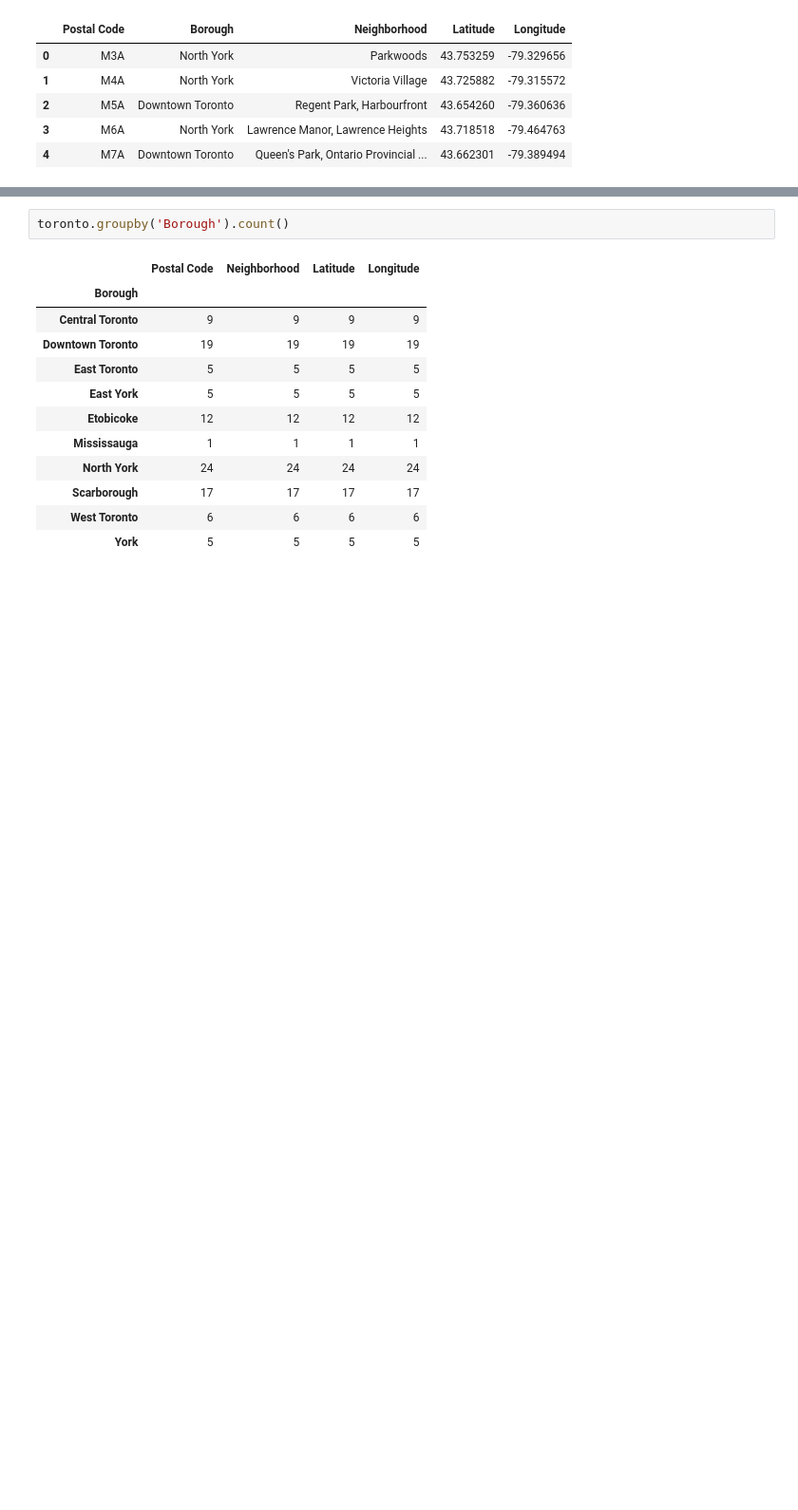
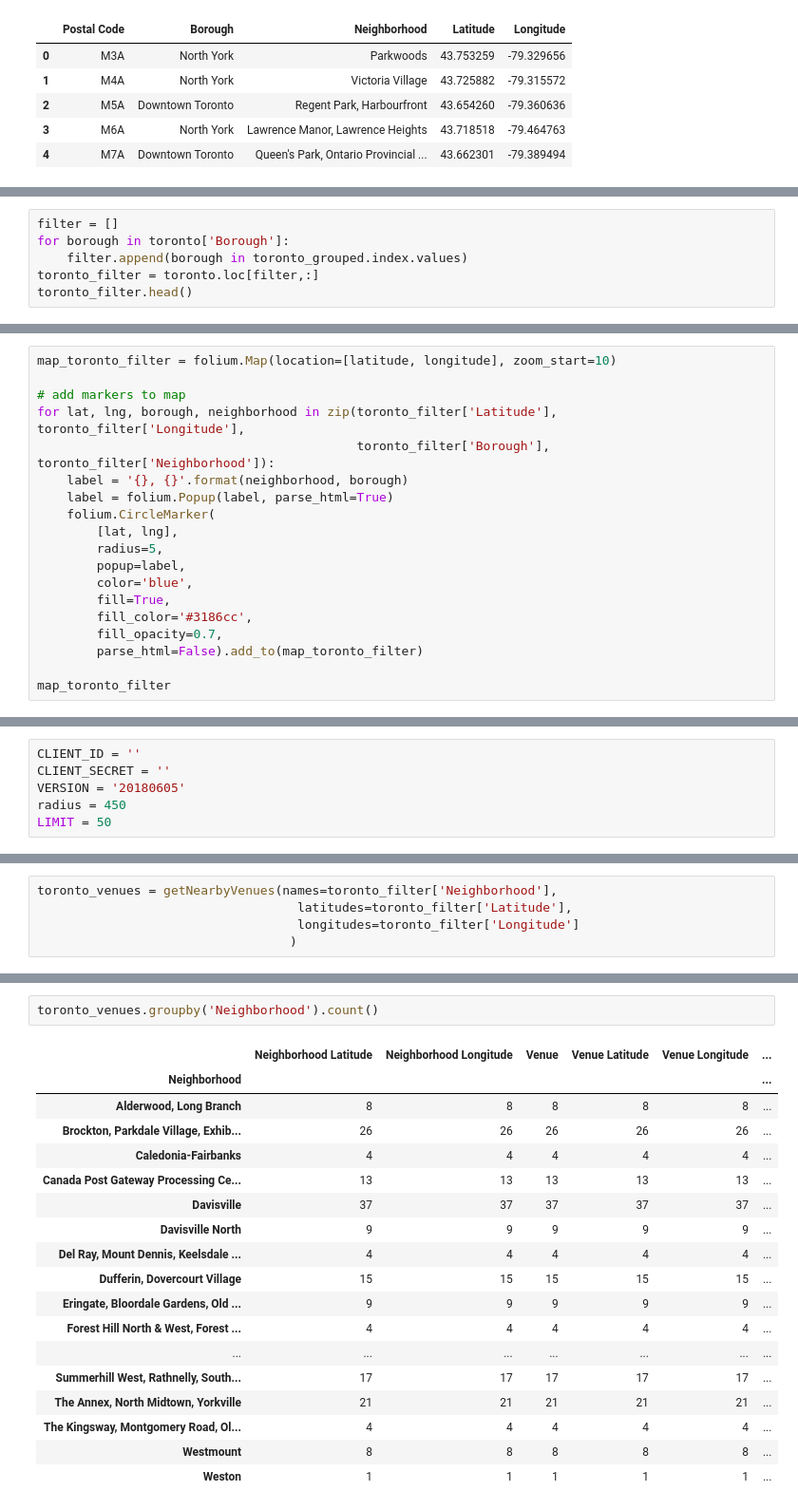
Before and after one commit to mig-calval/Coursera_Capstone, a Jupyter notebook: Capstone_Project.ipynb, the cells around one changed output, grey strips where cells are left out. Shown at 95% size. Cells and saved outputs as stored; diff of their text form; blank space fills up the shorter version.

```diff
--- a/Capstone_Project.ipynb
+++ b/Capstone_Project.ipynb
@@ -170,0 +223,6 @@ I proceed to make clusters and create maps to understand the behavior of the wra
+# %%
+filter = []
+for borough in toronto['Borough']:
+    filter.append(borough in toronto_grouped.index.values)
+toronto_filter = toronto.loc[filter,:]
+toronto_filter.head()
@@ -170,0 +238,19 @@ I proceed to make clusters and create maps to understand the behavior of the wra
+# %%
+map_toronto_filter = folium.Map(location=[latitude, longitude], zoom_start=10)
+
+# add markers to map
+for lat, lng, borough, neighborhood in zip(toronto_filter['Latitude'], toronto_filter['Longitude'],
+                                           toronto_filter['Borough'], toronto_filter['Neighborhood']):
+    label = '{}, {}'.format(neighborhood, borough)
+    label = folium.Popup(label, parse_html=True)
+    folium.CircleMarker(
+        [lat, lng],
+        radius=5,
+        popup=label,
+        color='blue',
+        fill=True,
+        fill_color='#3186cc',
+        fill_opacity=0.7,
+        parse_html=False).add_to(map_toronto_filter)
+
+map_toronto_filter
@@ -170,0 +261,6 @@ I proceed to make clusters and create maps to understand the behavior of the wra
+# %%
+CLIENT_ID = ''
+CLIENT_SECRET = ''
+VERSION = '20180605'
+radius = 450
+LIMIT = 50
@@ -170,0 +311,5 @@ I proceed to make clusters and create maps to understand the behavior of the wra
+# %%
+toronto_venues = getNearbyVenues(names=toronto_filter['Neighborhood'],
+                                   latitudes=toronto_filter['Latitude'],
+                                   longitudes=toronto_filter['Longitude']
+                                  )
@@ -171,15 +347,21 @@ I proceed to make clusters and create maps to understand the behavior of the wra
 # %%
-toronto.groupby('Borough').count()
+toronto_venues.groupby('Neighborhood').count()
 # %% [output]
-|  | Postal Code | Neighborhood | Latitude | Longitude |
-| Borough |  |  |  |  |
-| Central Toronto | 9 | 9 | 9 | 9 |
-| Downtown Toronto | 19 | 19 | 19 | 19 |
-| East Toronto | 5 | 5 | 5 | 5 |
-| East York | 5 | 5 | 5 | 5 |
-| Etobicoke | 12 | 12 | 12 | 12 |
-| Mississauga | 1 | 1 | 1 | 1 |
-| North York | 24 | 24 | 24 | 24 |
-| Scarborough | 17 | 17 | 17 | 17 |
-| West Toronto | 6 | 6 | 6 | 6 |
-| York | 5 | 5 | 5 | 5 |
+|  | Neighborhood Latitude | Neighborhood Longitude | Venue | Venue Latitude | Venue Longitude | ... |
+| Neighborhood |  |  |  |  |  | ... |
+| Alderwood, Long Branch | 8 | 8 | 8 | 8 | 8 | ... |
+| Brockton, Parkdale Village, Exhib... | 26 | 26 | 26 | 26 | 26 | ... |
+| Caledonia-Fairbanks | 4 | 4 | 4 | 4 | 4 | ... |
+| Canada Post Gateway Processing Ce... | 13 | 13 | 13 | 13 | 13 | ... |
+| Davisville | 37 | 37 | 37 | 37 | 37 | ... |
+| Davisville North | 9 | 9 | 9 | 9 | 9 | ... |
+| Del Ray, Mount Dennis, Keelsdale ... | 4 | 4 | 4 | 4 | 4 | ... |
+| Dufferin, Dovercourt Village | 15 | 15 | 15 | 15 | 15 | ... |
+| Eringate, Bloordale Gardens, Old ... | 9 | 9 | 9 | 9 | 9 | ... |
+| Forest Hill North & West, Forest ... | 4 | 4 | 4 | 4 | 4 | ... |
+| ... | ... | ... | ... | ... | ... | ... |
+| Summerhill West, Rathnelly, South... | 17 | 17 | 17 | 17 | 17 | ... |
+| The Annex, North Midtown, Yorkville | 21 | 21 | 21 | 21 | 21 | ... |
+| The Kingsway, Montgomery Road, Ol... | 4 | 4 | 4 | 4 | 4 | ... |
+| Westmount | 8 | 8 | 8 | 8 | 8 | ... |
+| Weston | 1 | 1 | 1 | 1 | 1 | ... |
```
Also changed, not shown: parts of 42 cells of this notebook.
